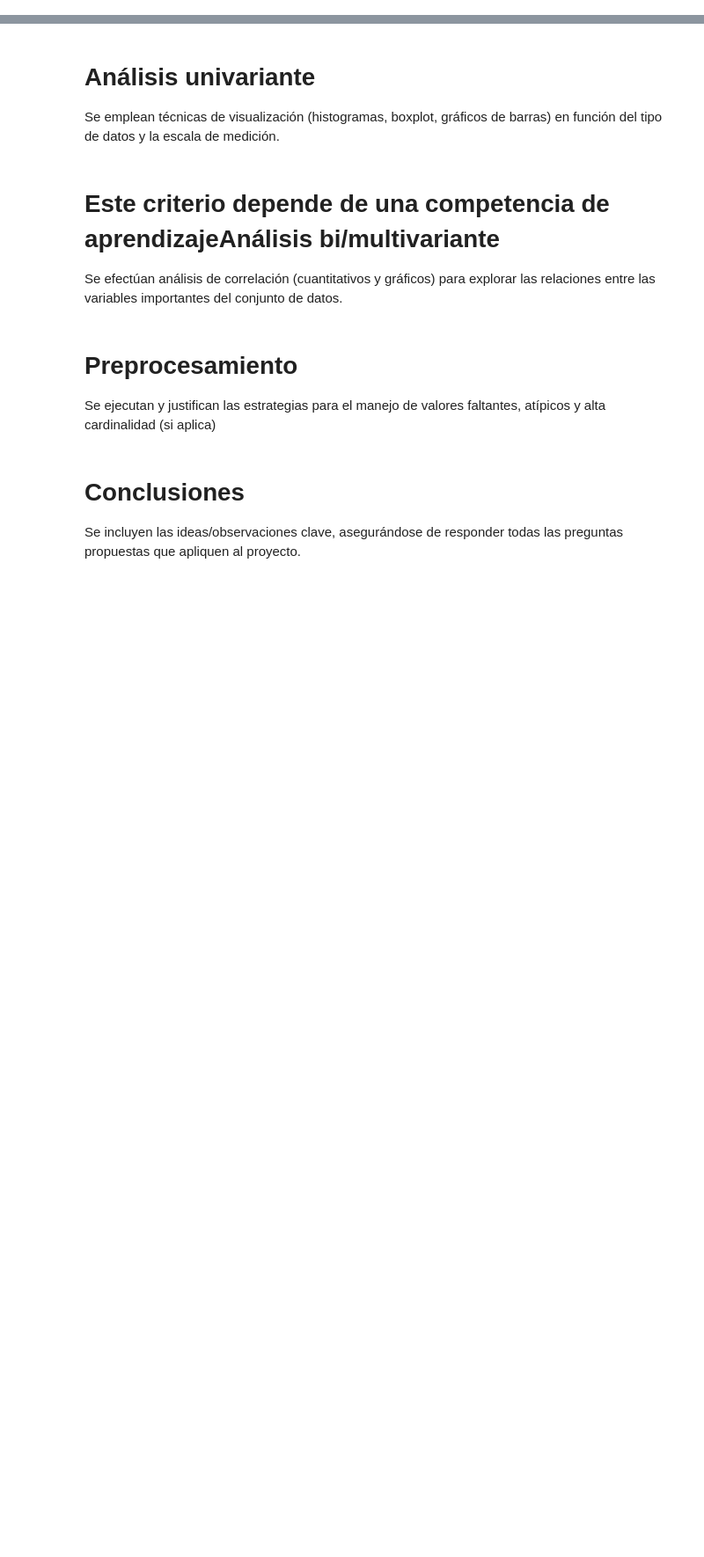
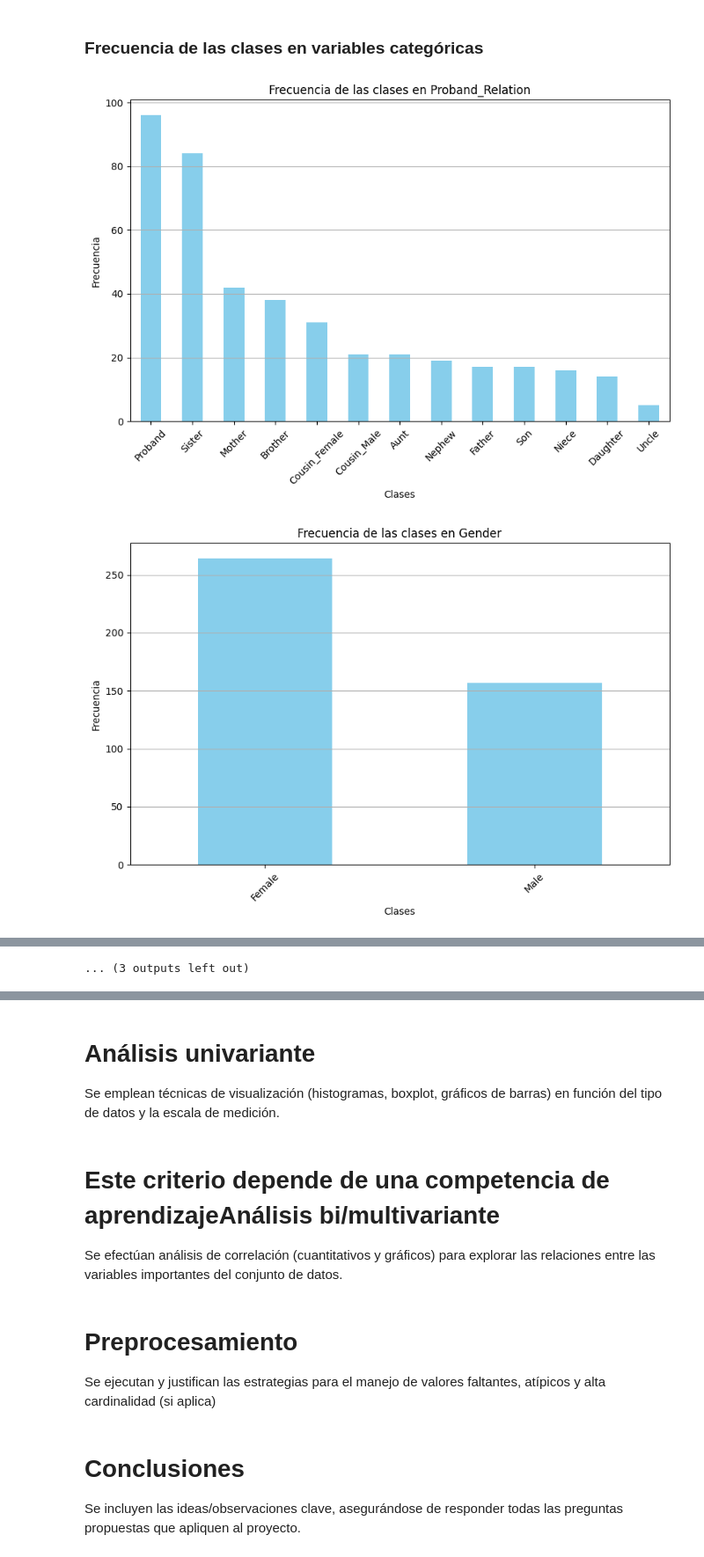
Before and after one commit to Charles-CB/Actividades_Aprendizaje-, a Jupyter notebook: Avance1/Copia_Avance1_5.ipynb, the cells around one changed output, grey strips where cells are left out. Shown at 88% size. Saved outputs shown, nothing was run; the diff lists cells and outputs as text; code cells hidden in the pictures; blank space fills up the shorter version.

```diff
--- a/Avance1/Copia_Avance1_5.ipynb
+++ b/Avance1/Copia_Avance1_5.ipynb
@@ -9,0 +149,3 @@ Hola Mundo.
+# %%
+# Eliminamos los datos que sean nulos para cada columna
+df_copia.dropna(inplace=True)
@@ -9,0 +211,16 @@ Hola Mundo.
+# %%
+# Formateamos las columnas para que no esten fuera de rango
+
+ # Definir los rangos permitidos para cada columna
+rangos = {
+    'Proband_Relation': (1,15),
+    'Gender': (1,2),
+    'Marital_Status': (1,6),
+    'School_Years': (1,6),
+    'Religion': (1,3),
+    'Employment': (1,2),
+}
+
+# Aplicamos la función procesar_columna_range a cada columna con su respectivo rango
+for columna, (rango_min, rango_max) in rangos.items():
+    df_copia[columna] = procesar_columna_range(df_copia, columna, rango_min, rango_max)
@@ -9,0 +329,29 @@ Hola Mundo.
+# %% [markdown]
+### Frecuencia de las clases en variables categóricas
+# %%
+# Calculamos la frecuencia de cada una de las clases exepto la clase de salida
+import matplotlib.pyplot as plt
+
+# Obtener todas las columnas categóricas excepto 'Psychiatric_Diagnosis_DIGS'
+columnas_categoricas = df_copia.select_dtypes(include='object').columns
+columnas_graficas = [columna for columna in columnas_categoricas if columna != 'Psychiatric_Diagnosis_DIGS']
+
+# Creamos subgráficos solo para las columnas seleccionadas
+for columna in columnas_graficas:
+    # Calculamos la frecuencia de las clases
+    frecuencia_clases = df_copia[columna].value_counts()
+
+    # Creamos el gráfico de barras
+    plt.figure(figsize=(10, 6))
+    frecuencia_clases.plot(kind='bar', color='skyblue')
+    plt.title(f"Frecuencia de las clases en {columna}")
+    plt.xlabel("Clases")
+    plt.ylabel("Frecuencia")
+    plt.xticks(rotation=45)
+    plt.grid(axis='y')
+
+    # Mostramos el gráfico
+    plt.show()
+# %% [output]
+[figure, added]
+[figure, added]
@@ -9,0 +368 @@ Hola Mundo.
+... (3 outputs left out)
```
Also changed, not shown: parts of 28 cells of this notebook.
